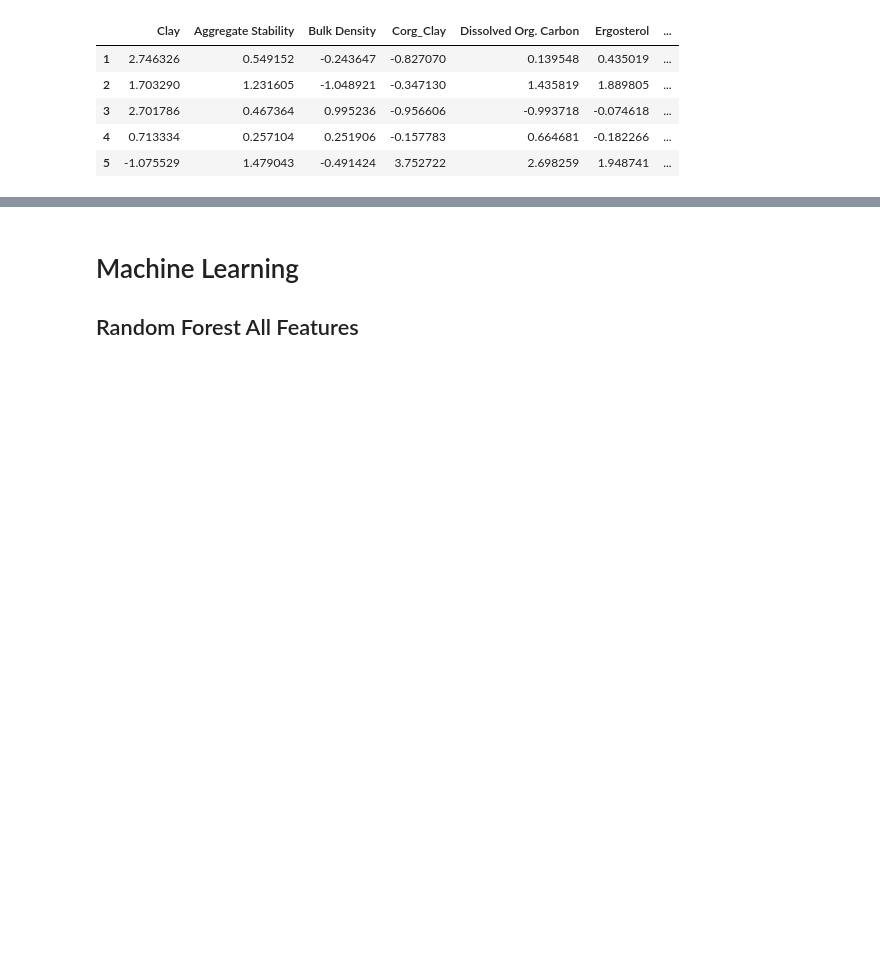
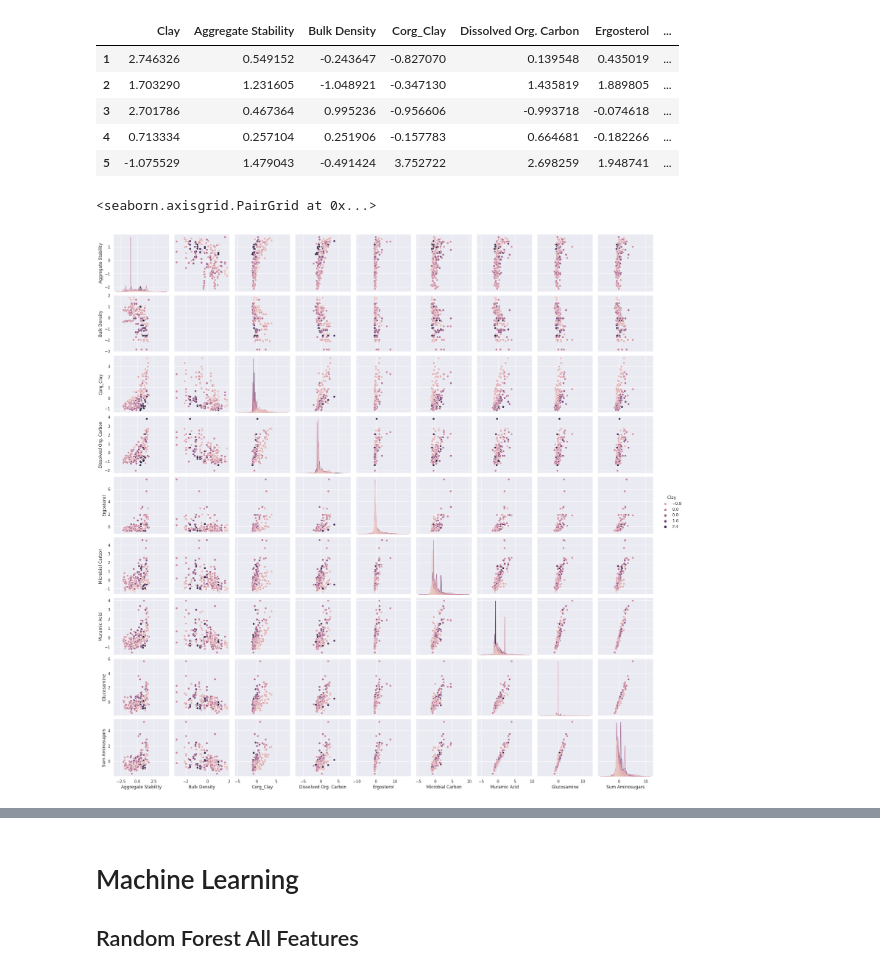
Before and after one commit to werzum/SoilQualityIndicators, a Jupyter notebook: first_submission.ipynb, the cells around one changed output, grey strips where cells are left out. Drawn from its saved outputs; the diff is of its cells as text; code cells hidden in the pictures; blank space fills up the shorter version.

```diff
--- a/first_submission.ipynb
+++ b/first_submission.ipynb
@@ -176,3 +193,9 @@ X_feature_reduced.head()
 | 3 | 2.701786 | 0.467364 | 0.995236 | -0.956606 | -0.993718 | -0.074618 | ... |
 | 4 | 0.713334 | 0.257104 | 0.251906 | -0.157783 | 0.664681 | -0.182266 | ... |
 | 5 | -1.075529 | 1.479043 | -0.491424 | 3.752722 | 2.698259 | 1.948741 | ... |
+# %%
+# Pairplot on reduced features:
+sns.pairplot(X_feature_reduced, hue="Clay")
+# %% [output]
+<seaborn.axisgrid.PairGrid at 0x...>
+[figure, added]
```
Also changed, not shown: parts of 6 cells of this notebook.
